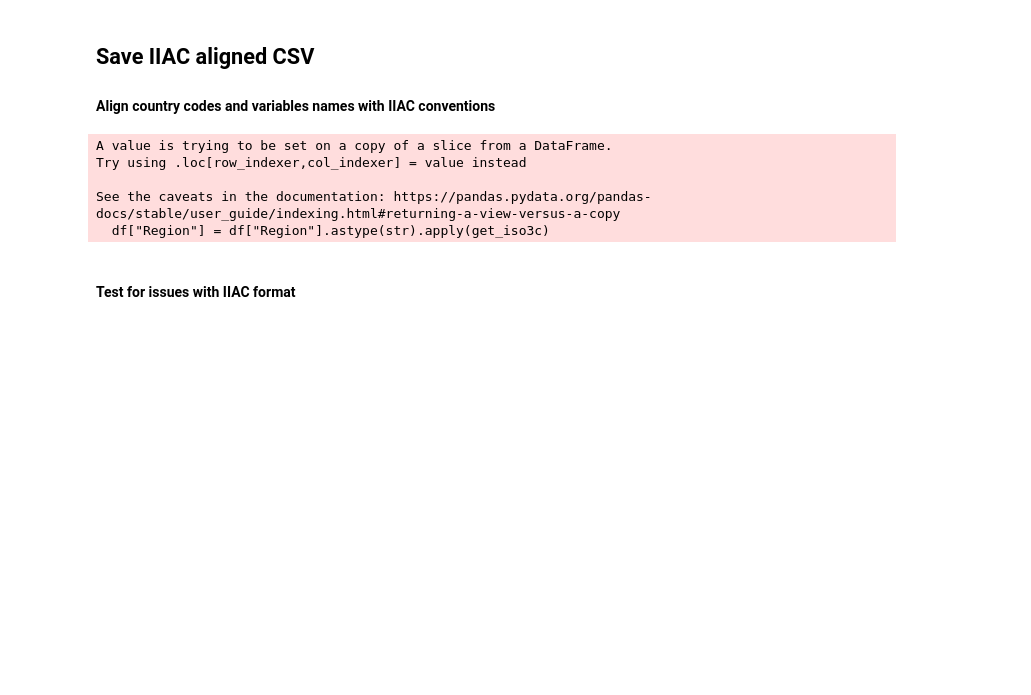
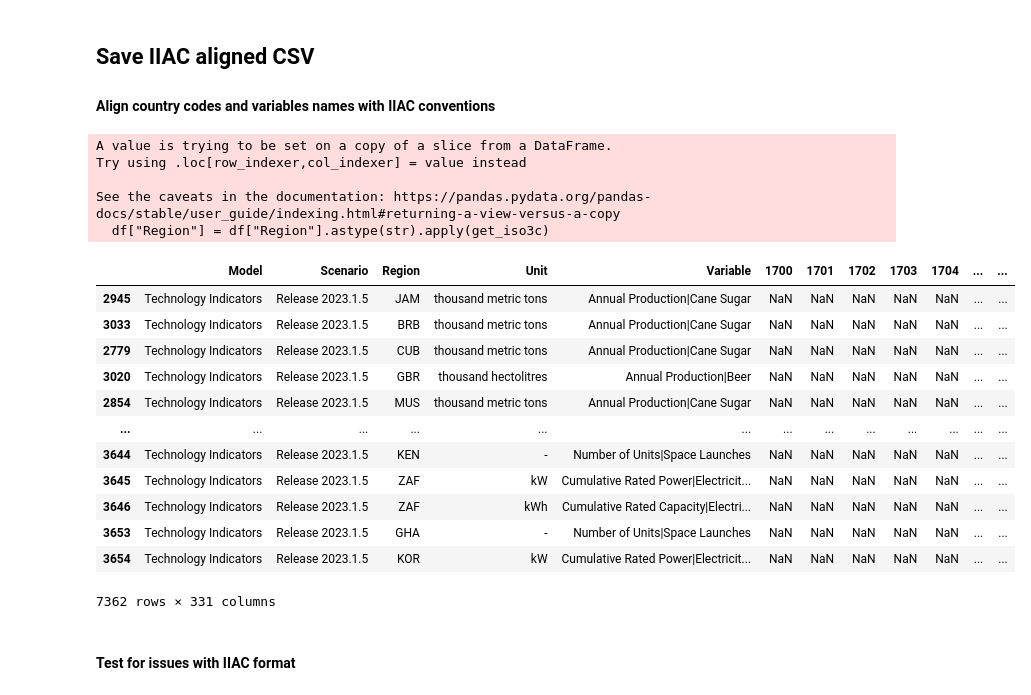
Before and after one commit to jennagreene22/HATCH_data, a Jupyter notebook: (1) Clean HATCH Dataset - IIAC And Other Uses.ipynb, the cells around one changed output. Drawn from its saved outputs; the diff is of its cells as text; code cells hidden in the pictures; blank space fills up the shorter version.

Commit message:
Adjust indexing JG

```diff
--- a/(1) Clean HATCH Dataset - IIAC And Other Uses.ipynb
+++ b/(1) Clean HATCH Dataset - IIAC And Other Uses.ipynb
@@ -29,4 +29,6 @@ if yaml_response.status_code == 200:
 
 ## Read in CSV file from Github
 url = "https://raw.githubusercontent.com/jennagreene22/HATCH_data/main/all_tech_version_1.5.csv"
-df = pd.read_csv(url, low_memory = False)
+df = pd.read_csv(url, index_col = None, low_memory = False)
+df.drop(df.filter(regex='Unnamed').columns, axis=1, inplace=True)
+df
@@ -503,4 +527,28 @@ df[columns_to_convert_to_numeric] = df[columns_to_convert_to_numeric].apply(pd.t
 df.to_csv('Tech_Growth_V1.5_IIAC_Clean.csv', index = False)
+# %%
+
+
+if 'unnamed: 0' in df.columns:
+    # Drop the 'unnamed: 0' column
+    df.drop(columns=['Unnamed:  0'], inplace=True)
+
+
+
+df
+# %% [output]
+|  | Model | Scenario | Region | Unit | Variable | 1700 | 1701 | 1702 | 1703 | 1704 | ... | ... |
+| 2945 | Technology Indicators | Release 2023.1.5 | JAM | thousand metric tons | Annual Production|Cane Sugar | NaN | NaN | NaN | NaN | NaN | ... | ... |
+| 3033 | Technology Indicators | Release 2023.1.5 | BRB | thousand metric tons | Annual Production|Cane Sugar | NaN | NaN | NaN | NaN | NaN | ... | ... |
+| 2779 | Technology Indicators | Release 2023.1.5 | CUB | thousand metric tons | Annual Production|Cane Sugar | NaN | NaN | NaN | NaN | NaN | ... | ... |
+| 3020 | Technology Indicators | Release 2023.1.5 | GBR | thousand hectolitres | Annual Production|Beer | NaN | NaN | NaN | NaN | NaN | ... | ... |
+| 2854 | Technology Indicators | Release 2023.1.5 | MUS | thousand metric tons | Annual Production|Cane Sugar | NaN | NaN | NaN | NaN | NaN | ... | ... |
+| ... | ... | ... | ... | ... | ... | ... | ... | ... | ... | ... | ... | ... |
+| 3644 | Technology Indicators | Release 2023.1.5 | KEN | - | Number of Units|Space Launches | NaN | NaN | NaN | NaN | NaN | ... | ... |
+| 3645 | Technology Indicators | Release 2023.1.5 | ZAF | kW | Cumulative Rated Power|Electricit... | NaN | NaN | NaN | NaN | NaN | ... | ... |
+| 3646 | Technology Indicators | Release 2023.1.5 | ZAF | kWh | Cumulative Rated Capacity|Electri... | NaN | NaN | NaN | NaN | NaN | ... | ... |
+| 3653 | Technology Indicators | Release 2023.1.5 | GHA | - | Number of Units|Space Launches | NaN | NaN | NaN | NaN | NaN | ... | ... |
+| 3654 | Technology Indicators | Release 2023.1.5 | KOR | kW | Cumulative Rated Power|Electricit... | NaN | NaN | NaN | NaN | NaN | ... | ... |
+7362 rows × 331 columns
 # %% [markdown]
 #### Test for issues with IIAC format
 # %%
```
Also changed, not shown: parts of 4 cells of this notebook, 5 other files.
